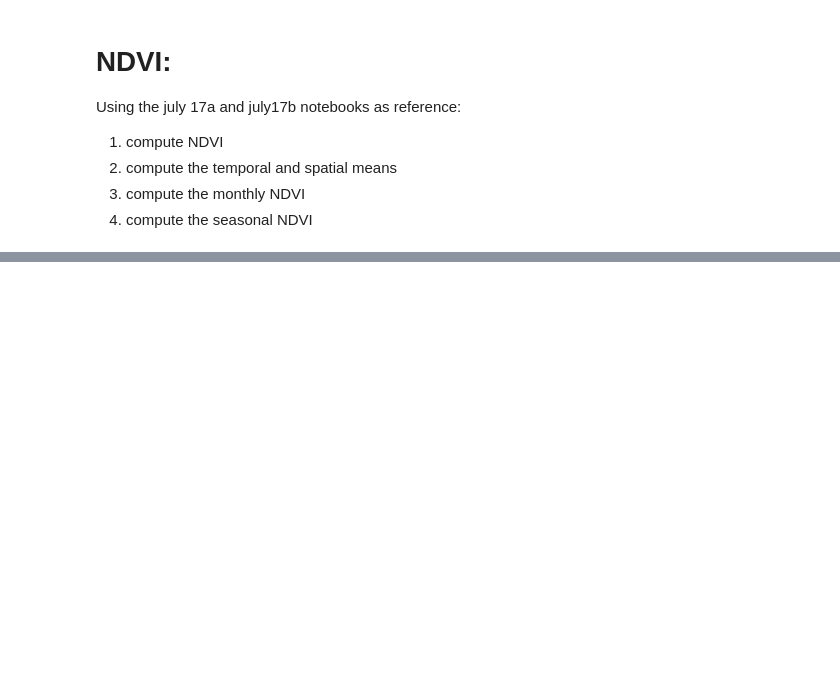
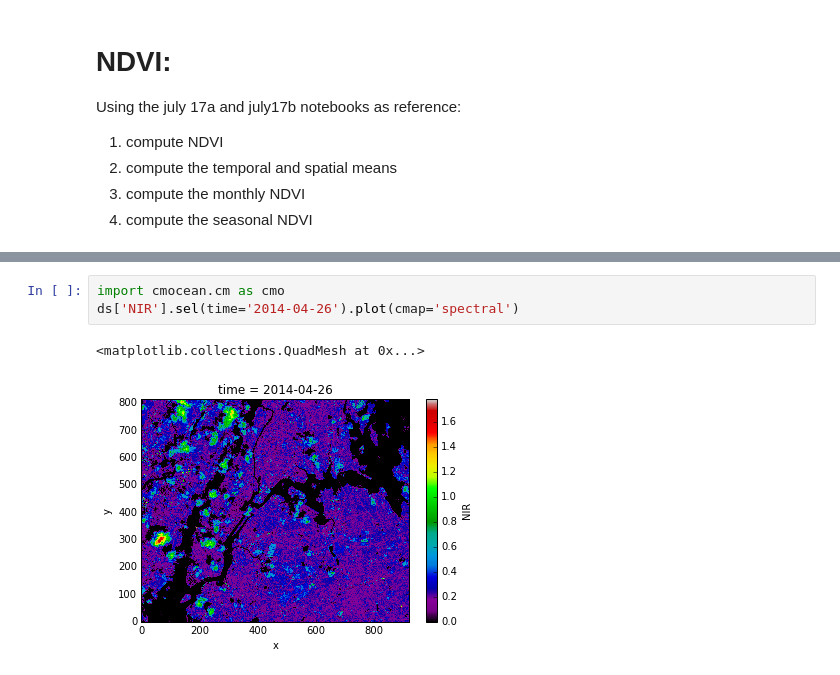
Before and after one commit to story645/EAS213, a Jupyter notebook: 2018/july18a.ipynb, the cells around one changed output, grey strips where cells are left out. Cells and saved outputs as stored; diff of their text form; blank space fills up the shorter version.

```diff
--- a/2018/july18a.ipynb
+++ b/2018/july18a.ipynb
@@ -100,0 +168,6 @@ Using the july 17a and july17b notebooks as reference:
+# %%
+import cmocean.cm as cmo
+ds['NIR'].sel(time='2014-04-26').plot(cmap='spectral')
+# %% [output]
+<matplotlib.collections.QuadMesh at 0x...>
+[figure, added]
```
Also changed, not shown: parts of 7 cells of this notebook.
